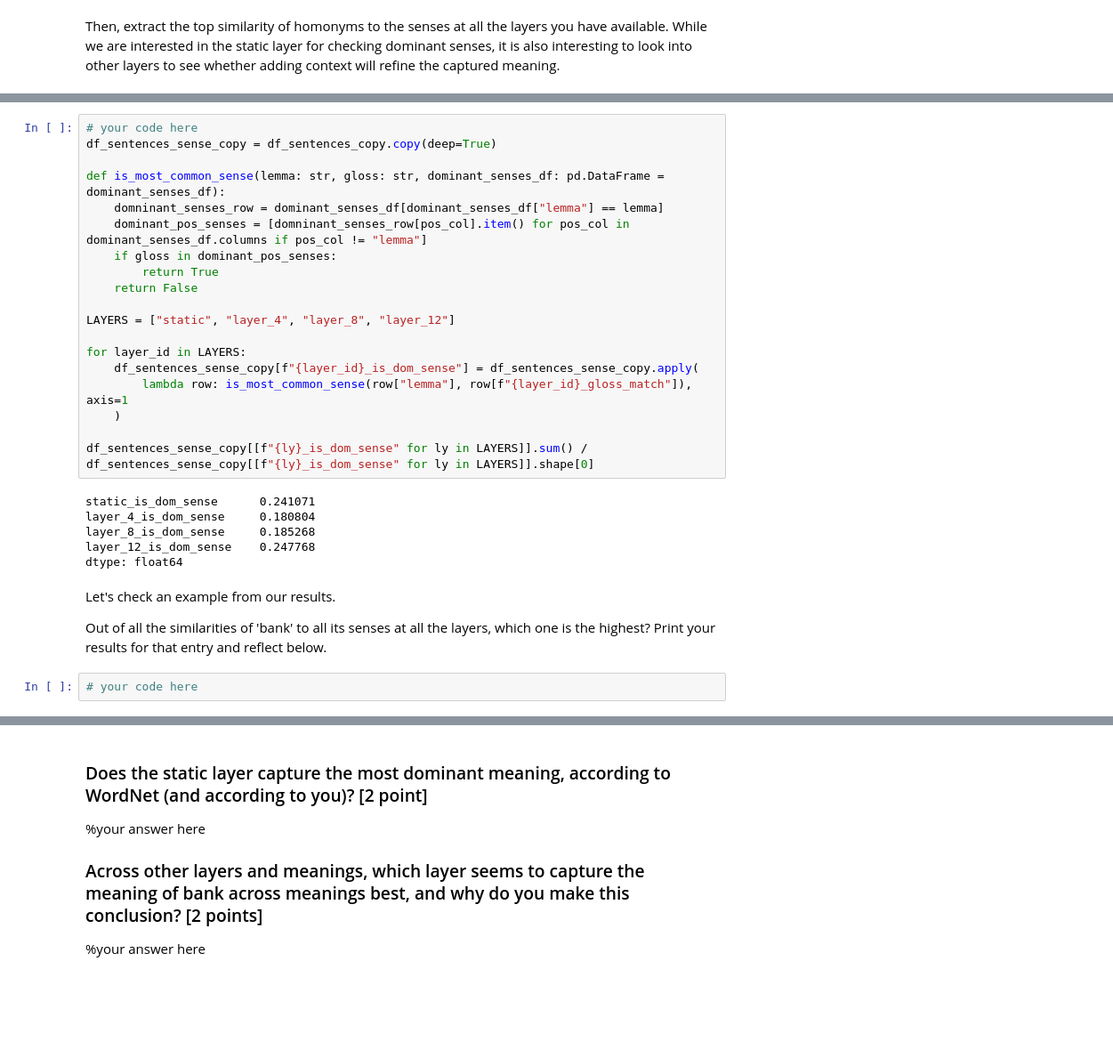
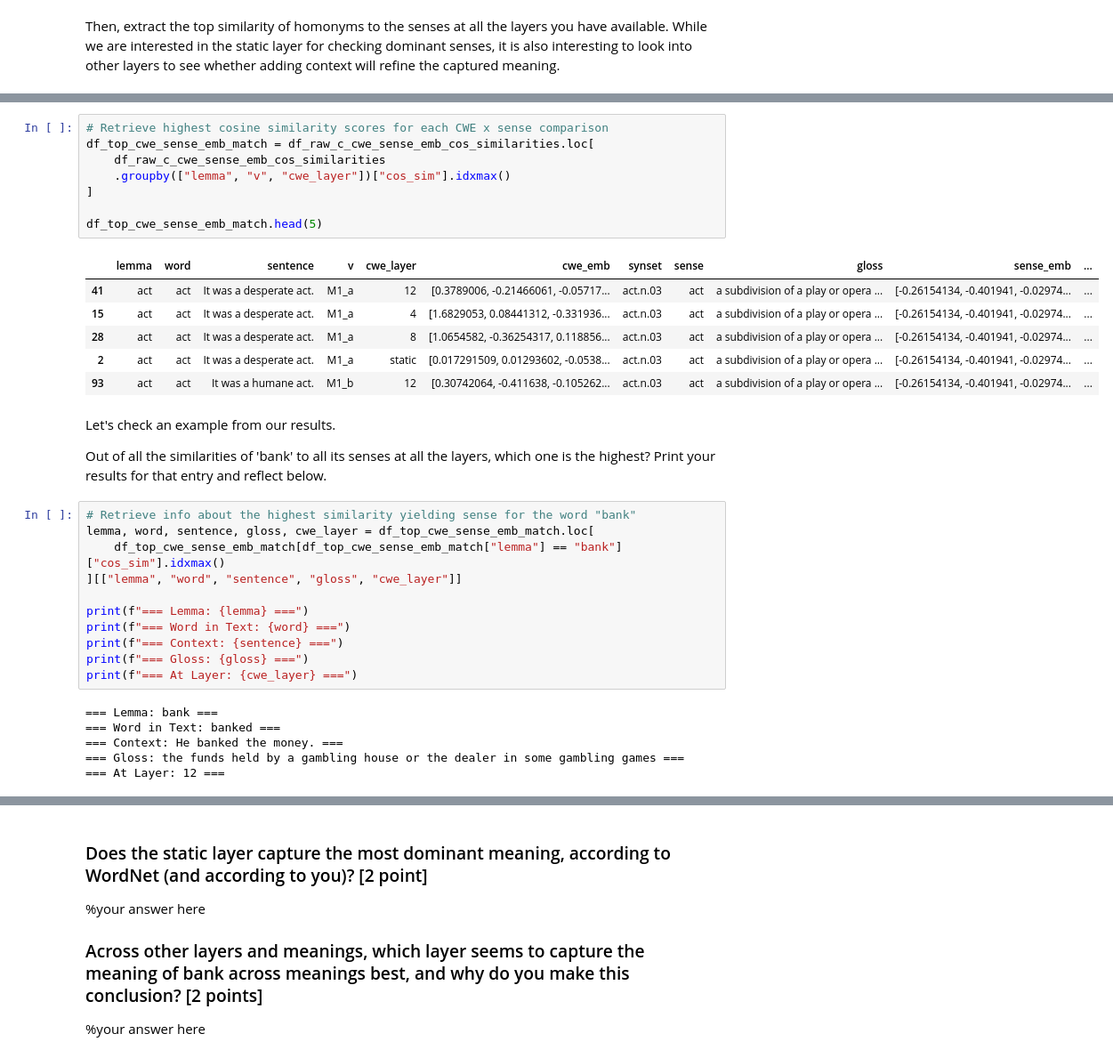
Before and after one commit to kazgar/comp_ling_assignment, a Jupyter notebook: compling26_assignment.ipynb, the cells around one changed output, grey strips where cells are left out. Shown at 89% size. Cells and saved outputs as stored; diff of their text form; blank space fills up the shorter version.

```diff
--- a/compling26_assignment.ipynb
+++ b/compling26_assignment.ipynb
@@ -662,31 +634,36 @@ dominant_senses_df[dominant_senses_df["lemma"] == "act"]
-# %%
-# your code here
-df_sentences_sense_copy = df_sentences_copy.copy(deep=True)
-
-def is_most_common_sense(lemma: str, gloss: str, dominant_senses_df: pd.DataFrame = dominant_senses_df):
-    domninant_senses_row = dominant_senses_df[dominant_senses_df["lemma"] == lemma]
-    dominant_pos_senses = [domninant_senses_row[pos_col].item() for pos_col in dominant_senses_df.columns if pos_col != "lemma"]
-    if gloss in dominant_pos_senses:
-        return True
-    return False
-
-LAYERS = ["static", "layer_4", "layer_8", "layer_12"]
-
-for layer_id in LAYERS:
-    df_sentences_sense_copy[f"{layer_id}_is_dom_sense"] = df_sentences_sense_copy.apply(
-        lambda row: is_most_common_sense(row["lemma"], row[f"{layer_id}_gloss_match"]), axis=1
-    )
-
-df_sentences_sense_copy[[f"{ly}_is_dom_sense" for ly in LAYERS]].sum() / df_sentences_sense_copy[[f"{ly}_is_dom_sense" for ly in LAYERS]].shape[0]
-# %% [output]
-static_is_dom_sense      0.241071
-layer_4_is_dom_sense     0.180804
-layer_8_is_dom_sense     0.185268
-layer_12_is_dom_sense    0.247768
-dtype: float64
+# %%
+# Retrieve highest cosine similarity scores for each CWE x sense comparison
+df_top_cwe_sense_emb_match = df_raw_c_cwe_sense_emb_cos_similarities.loc[
+    df_raw_c_cwe_sense_emb_cos_similarities
+    .groupby(["lemma", "v", "cwe_layer"])["cos_sim"].idxmax()
+]
+
+df_top_cwe_sense_emb_match.head(5)
+# %% [output]
+|  | lemma | word | sentence | v | cwe_layer | cwe_emb | synset | sense | gloss | sense_emb | ... |
+| 41 | act | act | It was a desperate act. | M1_a | 12 | [0.3789006, -0.21466061, -0.05717... | act.n.03 | act | a subdivision of a play or opera ... | [-0.26154134, -0.401941, -0.02974... | ... |
+| 15 | act | act | It was a desperate act. | M1_a | 4 | [1.6829053, 0.08441312, -0.331936... | act.n.03 | act | a subdivision of a play or opera ... | [-0.26154134, -0.401941, -0.02974... | ... |
+| 28 | act | act | It was a desperate act. | M1_a | 8 | [1.0654582, -0.36254317, 0.118856... | act.n.03 | act | a subdivision of a play or opera ... | [-0.26154134, -0.401941, -0.02974... | ... |
+| 2 | act | act | It was a desperate act. | M1_a | static | [0.017291509, 0.01293602, -0.0538... | act.n.03 | act | a subdivision of a play or opera ... | [-0.26154134, -0.401941, -0.02974... | ... |
+| 93 | act | act | It was a humane act. | M1_b | 12 | [0.30742064, -0.411638, -0.105262... | act.n.03 | act | a subdivision of a play or opera ... | [-0.26154134, -0.401941, -0.02974... | ... |
 # %% [markdown]
 Let's check an example from our results.
 
 Out of all the similarities of 'bank' to all its senses at all the layers, which one is the highest? Print your results for that entry and reflect below.
-# %%
-# your code here
+# %%
+# Retrieve info about the highest similarity yielding sense for the word "bank"
+lemma, word, sentence, gloss, cwe_layer = df_top_cwe_sense_emb_match.loc[
+    df_top_cwe_sense_emb_match[df_top_cwe_sense_emb_match["lemma"] == "bank"]["cos_sim"].idxmax()
+][["lemma", "word", "sentence", "gloss", "cwe_layer"]]
+
+print(f"=== Lemma: {lemma} ===")
+print(f"=== Word in Text: {word} ===")
+print(f"=== Context: {sentence} ===")
+print(f"=== Gloss: {gloss} ===")
+print(f"=== At Layer: {cwe_layer} ===")
+# %% [output]
+=== Lemma: bank ===
+=== Word in Text: banked ===
+=== Context: He banked the money. ===
+=== Gloss: the funds held by a gambling house or the dealer in some gambling games ===
+=== At Layer: 12 ===
```
Also changed, not shown: parts of 6 cells of this notebook.
